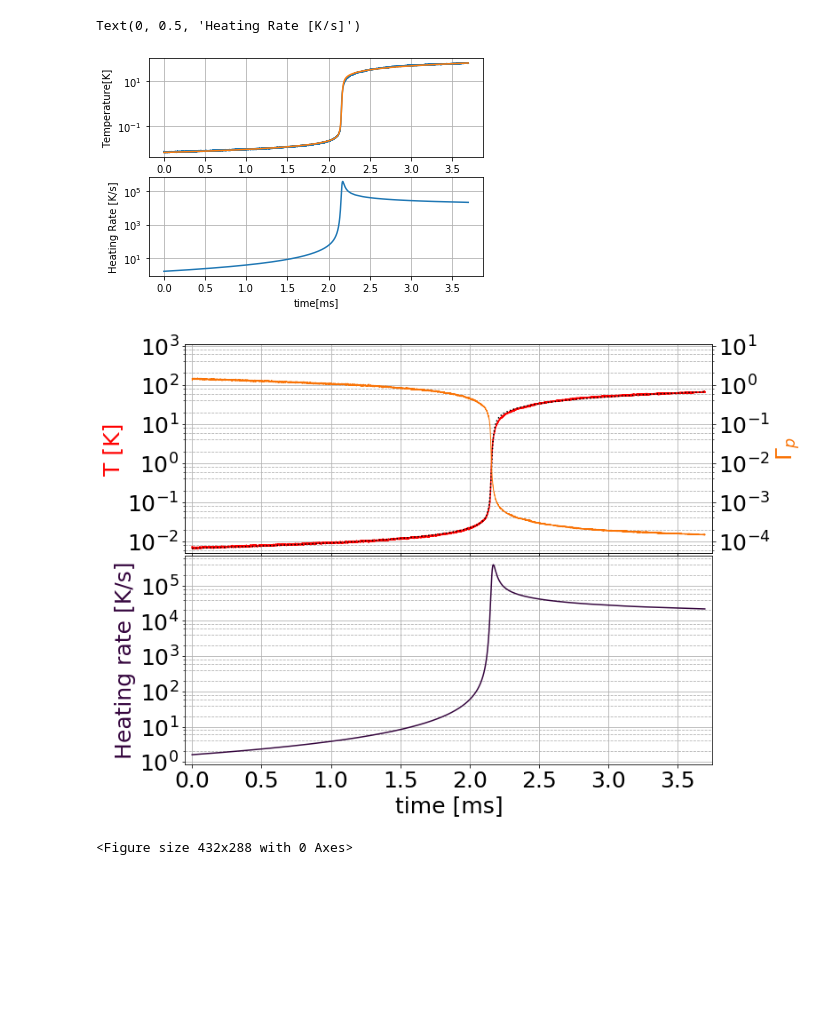
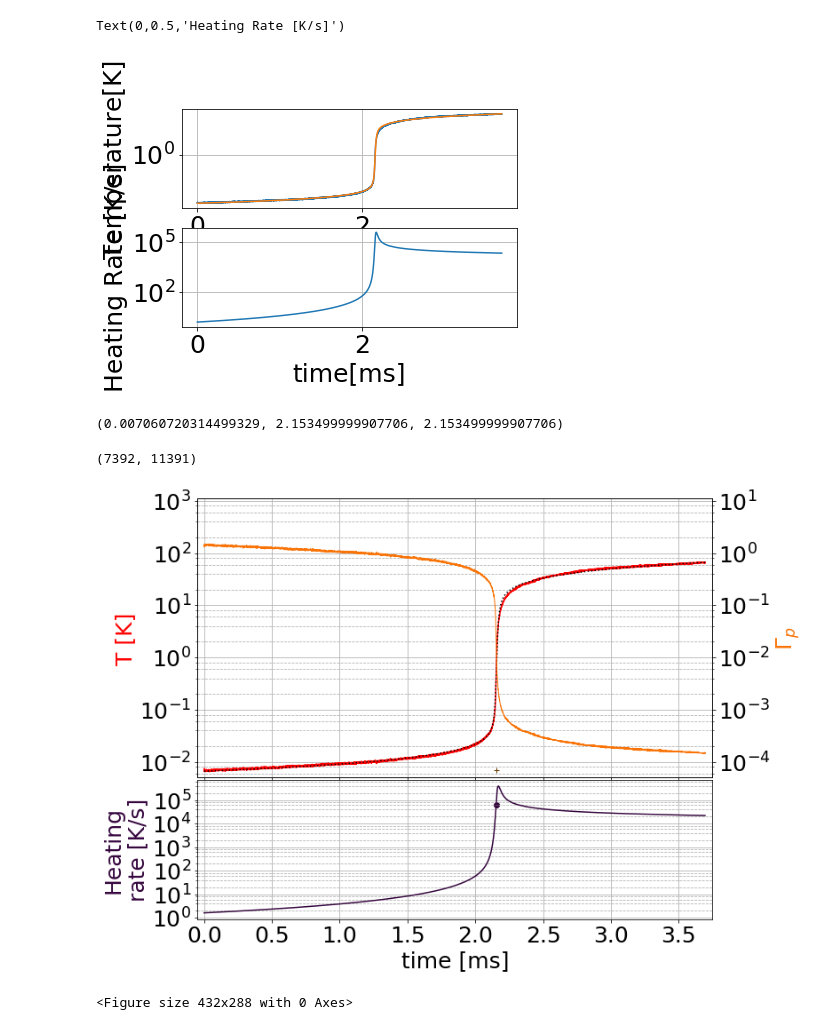
Before and after one commit to MidnightBiscuit/THESE, a Jupyter notebook: Re _Temperature_for_fit/fit_T_Good.ipynb, the cells around one changed output. Drawn from its saved outputs; the diff is of its cells as text; code cells hidden in the pictures; blank space fills up the shorter version.

Commit message:
work on rf heating new graphs

```diff
--- a/Re _Temperature_for_fit/fit_T_Good.ipynb
+++ b/Re _Temperature_for_fit/fit_T_Good.ipynb
@@ -15,6 +15,7 @@ from matplotlib import gridspec
 matplotlib.rcParams.update({'font.size': 25})
 # %%
 from scipy.optimize import curve_fit
+matplotlib.rcParams.update({'font.size': 25})
 # %%
 data = load('Temperature_DC05V_RF64V.npz')
 time = data['time']
@@ -31,8 +32,8 @@ x0 = (time[i:]-time[i])*1e3
 y0 = log10(Temp[i:])
 imax = argmax(diff(y0))
 # %%
-def func(x0, A, B, C, D, t0,E):
-    return A*(x0-t0) / (D+C*(x0-t0)**2)**(1/E) + B
+def func(x0, A, B, C, D, t0):
+    return A*(x0-t0) / (C+(x0-t0)**2)**(D) + B
 
 t0 = x0[imax]
 A  = 1
@@ -41,7 +42,7 @@ C  = 1
 D  = 1
 E  = 2.5
 G  = 0.5
-p0 = array([A, B, C, D, t0,E])
+p0 = array([A, B, C, D, t0])
 popt, pcov = curve_fit(func, x0, y0, p0)
-y1 = func(x0,popt[0], popt[1], popt[2], popt[3], popt[4], popt[5])
+y1 = func(x0,popt[0], popt[1], popt[2], popt[3], popt[4])
 Temp_fit = 10**(y1)
@@ -89,8 +95,8 @@ grid()
 xlabel('time[ms]')
 ylabel('Heating Rate [K/s]')
 # %% [output]
-Text(0, 0.5, 'Heating Rate [K/s]')
+Text(0,0.5,'Heating Rate [K/s]')
-[figure, old version]
+[figure, new version]
 # %%
 C_e = 1.602e-19        # Coulomb
 kb = 1.38064852*1e-23  # Boltzman
@@ -102,6 +108,14 @@ V = 4/3*pi*R**2*L
 n0 = 1024/(V)
 aws = ( 3/(4*pi*n0) )**(1/3)
 gamma_plasma = C_e**2/(4*pi*eps0*kb*aws*Temp[i:])
+# %%
+Temp[index_t0],x0[index_t0],t0
+# %% [output]
+(0.007060720314499329, 2.153499999907706, 2.153499999907706)
+# %%
+len(x0),len(Temp)
+# %% [output]
+(7392, 11391)
 # %%
 # Plot temperature Langevin + md laser  ALL SimuType   ALL TEMP SEPARATED
 
@@ -109,7 +123,7 @@ figname = 'T_and_DE'
 fig1 = plt.figure(num=figname,clear='True')
 fig1.set_size_inches(11.69,8.27)
 # set height ratios for sublots
-gs = gridspec.GridSpec(2, 1, height_ratios=[1, 1])
+gs = gridspec.GridSpec(2, 1, height_ratios=[2, 1])
 # the fisrt subplot
 ax1 = plt.subplot(gs[0])
 
@@ -117,6 +131,9 @@ ax1.semilogy(x0,Temp[i:], label='T',color='red')
 ax1.semilogy(x0,Temp_fit, label='fit T',color='k',ls=':')
 ax1.grid()
 ax1.set_ylabel('T [K]',color='red')
+
+index_t0 = list(x0[:-1]).index(t0)
+ax1.plot(t0,Temp[index_t0], marker='+',color='xkcd:brown')
 
 
 axins1=ax1.twinx()
@@ -141,41 +158,43 @@ axins1.set_ylim(y1/100, y2/100)
 # ax2 = subplot(212,sharex=ax1)
 ax2 = plt.subplot(gs[1], sharex = ax1)
 ax2.semilogy(x0[:-1],heating_rate, label='H',color='xkcd:dark purple')
+
+ax2.scatter(t0,heating_rate[index_t0], label='H',color='xkcd:dark purple')
 ax2.grid()
 
 ax2.set_xlabel('time [ms]')
-ax2.set_ylabel('Heating rate [K/s]',color='xkcd:dark purple')
+ax2.set_ylabel('Heating\nrate [K/s]',color='xkcd:dark purple')
 
 locmaj = matplotlib.ticker.LogLocator(base=10,numticks=12)
 ax1.yaxis.set_major_locator(locmaj)
 
 axins1.yaxis.set_major_locator(locmaj)
 locmin = matplotlib.ticker.LogLocator(base=10.0,subs=(0.2,0.4,0.6,0.8),numticks=12)
 ax1.yaxis.set_minor_locator(locmin)
 ax1.yaxis.set_minor_formatter(matplotlib.ticker.NullFormatter())
 axins1.yaxis.set_minor_locator(locmin)
 axins1.yaxis.set_minor_formatter(matplotlib.ticker.NullFormatter())
 
 locmaj = matplotlib.ticker.LogLocator(base=10,numticks=12)
 locmin = matplotlib.ticker.LogLocator(base=10.0,subs=(0.2,0.4,0.6,0.8),numticks=12)
 ax2.yaxis.set_minor_locator(locmin)
 ax2.yaxis.set_major_locator(locmaj)
 ax2.yaxis.set_minor_formatter(matplotlib.ticker.NullFormatter())
 
 
 ax2.grid(b=True, which='major', linestyle='-')
 ax2.grid(b=True, which='minor', linestyle='--')
 
 ax1.set_xlim(-0.05, 3.75)
 # ax1.set_ylim(0.0001, 1200)
 
 plt.tight_layout()
 subplots_adjust(hspace=0.01)
 # savefig(fname = figname+'_'+re.sub('/','_',dirname_hc[31:-1])+'.png',dpi=300)
 # savefig(fname+'_D'+str(Detuning)+'_50eV'+'.png',dpi=300)
 # savefig('Heating_Rate_from_Fit.png',dpi=600)
 # %% [output]
-[figure, old version]
+[figure, new version]
 # %%
 savefig('Heating_Rate_from_Fit.png',dpi=600)
 # %% [output]
```
Also changed, not shown: parts of 6 cells of this notebook, 30 other files.
